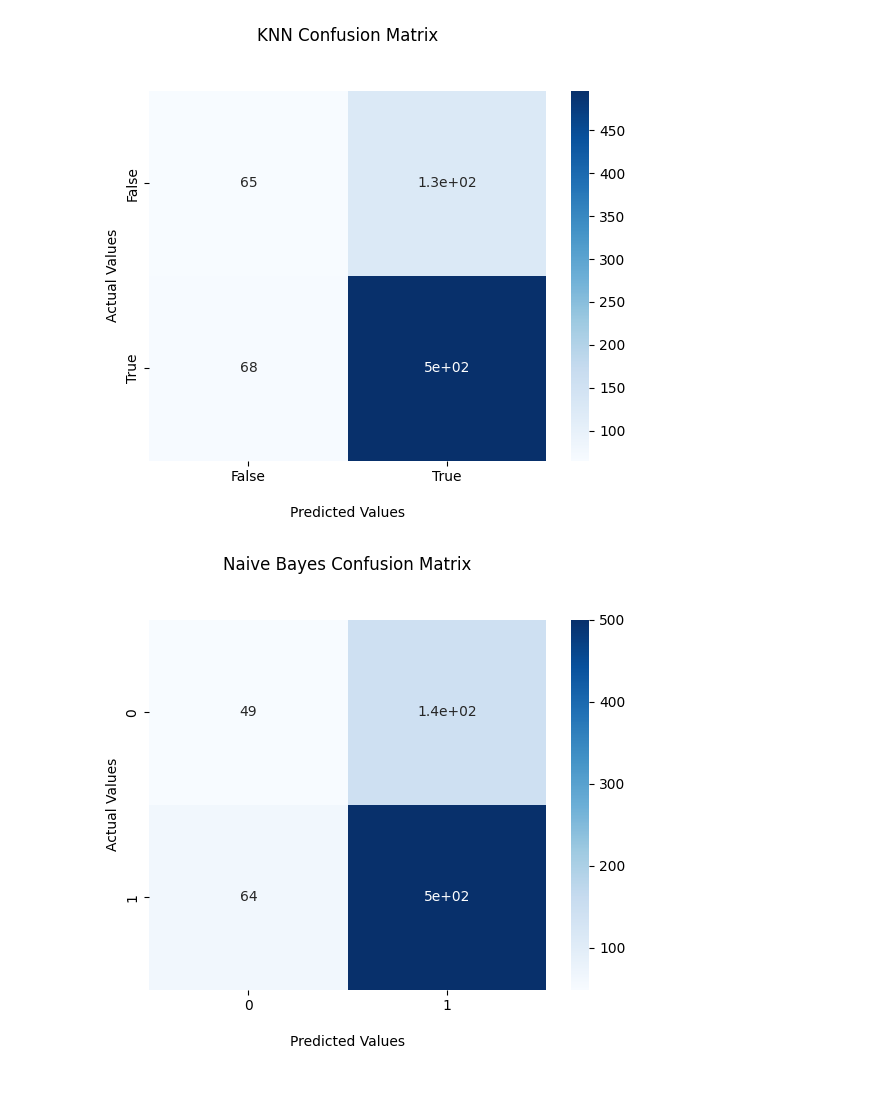
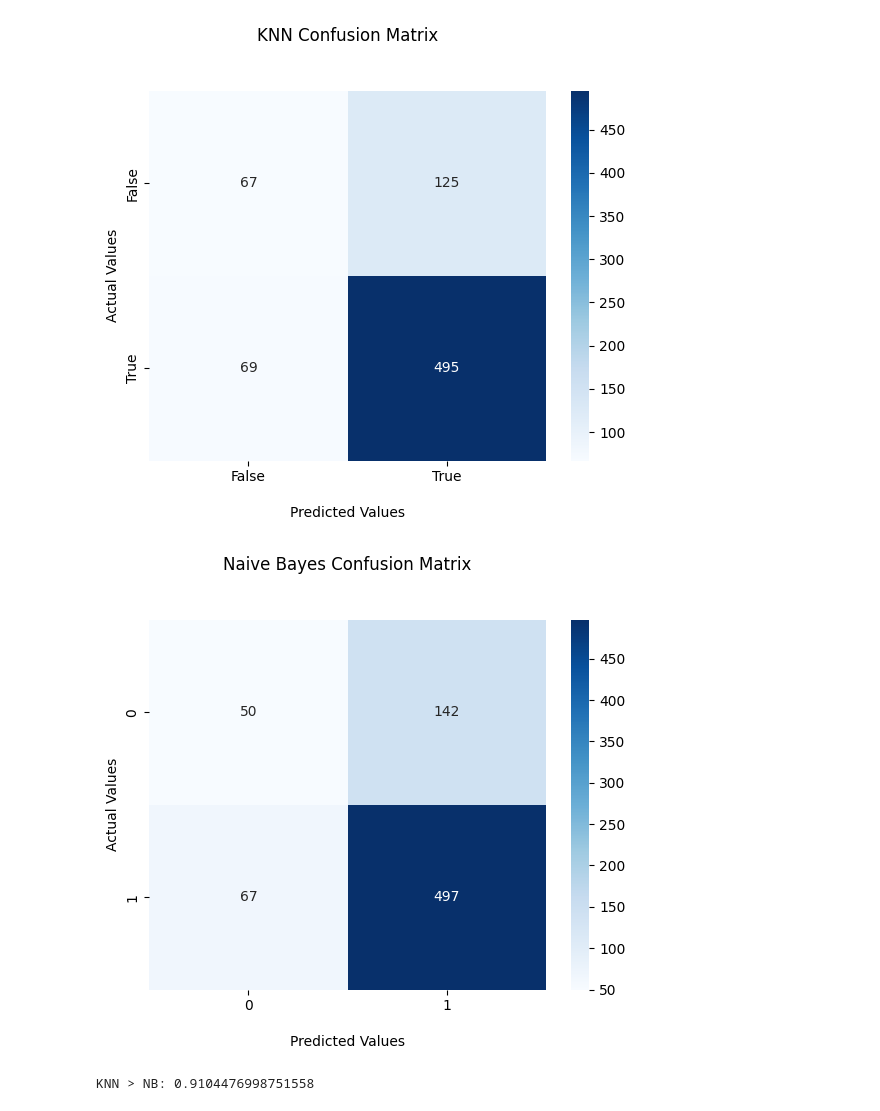
Before and after one commit to hugoesilva/Aprendizagem, a Jupyter notebook: H2/h2.ipynb, the cells around one changed output. Drawn from its saved outputs; the diff is of its cells as text; code cells hidden in the pictures.

Commit message:
added statistical test between accuracies of KNN and NB

```diff
--- a/H2/h2.ipynb
+++ b/H2/h2.ipynb
@@ -10,6 +10,7 @@ from sklearn.model_selection import cross_val_score, StratifiedKFold
 from sklearn.neighbors import KNeighborsClassifier
 from sklearn.naive_bayes import GaussianNB
 from sklearn.metrics import classification_report, confusion_matrix
+from scipy import stats
 
 
 data = loadarff('pd_speech.arff')
@@ -20,18 +21,18 @@ X = df.drop('class', axis=1)
 y = df['class']
 
 classNames = ['class']
-#accuraciesKNN = []
-#accuraciesNB = []
+accuraciesKNN = []
+accuraciesNB = []
 
 
 
 def modelEvaluation(X, y):
 
-    folds = StratifiedKFold(n_splits=10)
+    folds = StratifiedKFold(n_splits=10, random_state = 0, shuffle = True)
 
     KNN_confMatrix = np.zeros((2, 2))
     NB_confMatrix = np.zeros((2, 2))
-
+    emptyMatrices = True
 
     KNNPredictor = KNeighborsClassifier(n_neighbors = 5, metric = 'euclidean', weights = 'uniform')
     NBPredictor = GaussianNB()
@@ -44,77 +45,74 @@ def modelEvaluation(X, y):
         X_train, X_test = X.iloc[train_k], X.iloc[test_k]
         y_train, y_test = y.iloc[train_k], y.iloc[test_k]
 
-        # train and assess
-
         KNNPredictor.fit(X_train, y_train)
         y_KNNPred = KNNPredictor.predict(X_test)
+        KNN_auxConfMatrix = confusion_matrix(y_test, y_KNNPred)
+        if emptyMatrices:
 
-        KNN_auxConfMatrix = confusion_matrix(y_test, y_KNNPred)
+            KNN_confMatrix = KNN_auxConfMatrix
 
-        #print(KNN_auxConfMatrix)
+        else:
 
-        KNN_confMatrix += KNN_auxConfMatrix
+            KNN_confMatrix += KNN_auxConfMatrix
+
+        accuraciesKNN.append(metrics.accuracy_score(y_test, y_KNNPred))
 
 
         NBPredictor.fit(X_train, y_train)
         y_NBPred = NBPredictor.predict(X_test)
-
         NB_auxConfMatrix = confusion_matrix(y_test, y_NBPred)
 
-        NB_confMatrix += NB_auxConfMatrix
+        if emptyMatrices:
+
+            NB_confMatrix = NB_auxConfMatrix
+
+        else:
+
+            NB_confMatrix += NB_auxConfMatrix
+
+        emptyMatrices = False
+        accuraciesNB.append(metrics.accuracy_score(y_test, y_NBPred))
 
     return NB_confMatrix, KNN_confMatrix
 
 
 def plot_confusion_matrixes(KNN_confMatrix, NB_confMatrix):
 
-    """ fig, ax = plt.subplots(1, 2, figsize=(10, 5)) """
-
-    ax1 = sns.heatmap(KNN_confMatrix, annot=True, cmap='Blues')
+    ax1 = sns.heatmap(KNN_confMatrix, annot = True, fmt = "d", cmap = 'Blues')
 
     ax1.set_title('KNN Confusion Matrix\n\n');
     ax1.set_xlabel('\nPredicted Values')
     ax1.set_ylabel('Actual Values');
 
 
     ax1.xaxis.set_ticklabels(['False','True'])
     ax1.yaxis.set_ticklabels(['False','True'])
 
     plt.show()
 
-    ax2 = sns.heatmap(NB_confMatrix, annot=True, cmap='Blues')
+    ax2 = sns.heatmap(NB_confMatrix, annot = True, fmt = "d", cmap = 'Blues')
 
     ax2.set_title('Naive Bayes Confusion Matrix\n\n');
     ax2.set_xlabel('\nPredicted Values')
     ax2.set_ylabel('Actual Values');
 
-
     plt.show()
 
-    """ sns.heatmap(KNN_confMatrix, annot=True, ax=ax[0], fmt='d')
-    ax[0].set_title('KNN')
-    ax[0].set_xlabel('Predicted')
-    ax[0].set_ylabel('True')
+def testHypothesis(accuraciesKNN, accuraciesNB):
 
-    sns.heatmap(NB_confMatrix, annot=True, ax=ax[1], fmt='d')
-    ax[1].set_title('Naive Bayes')
-    ax[1].set_xlabel('Predicted')
-    ax[1].set_ylabel('True')
+    #print("KNN accuracies: ", accuraciesKNN)
+    #print("NB accuracies: ", accuraciesNB)
 
-    plt.show() """
+    res = stats.ttest_rel(accuraciesKNN, accuraciesNB, alternative = "greater")
 
+    print("KNN > NB:", res.pvalue)
 
 
 KNN_confMatrix, NB_confMatrix = modelEvaluation(X, y)
 plot_confusion_matrixes(KNN_confMatrix, NB_confMatrix)
-
-    #accuraciesKNN.append(round(metrics.accuracy_score(y_test, y_KNNPred), 2))
-    #accuraciesNB.append(round(metrics.accuracy_score(y_test, y_NBPred), 2))
-
-
-#print("KNN Fold accuracies:", accuraciesKNN) ; print("NB Fold accuracies:", accuraciesNB)
-
-#sns.heatmap(confusion, annot=True, fmt='g')
+testHypothesis(accuraciesKNN, accuraciesNB)
 # %% [output]
-[figure, old version]
+[figure, new version]
-[figure, old version]
+[figure, new version]
+KNN > NB: 0.9104476998751558
```
Also changed, not shown: 1 other file.
